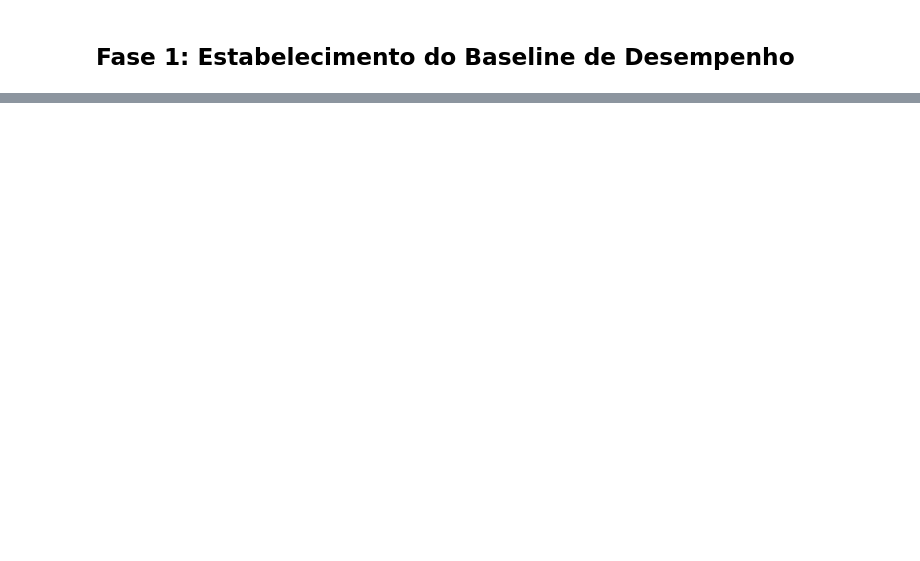
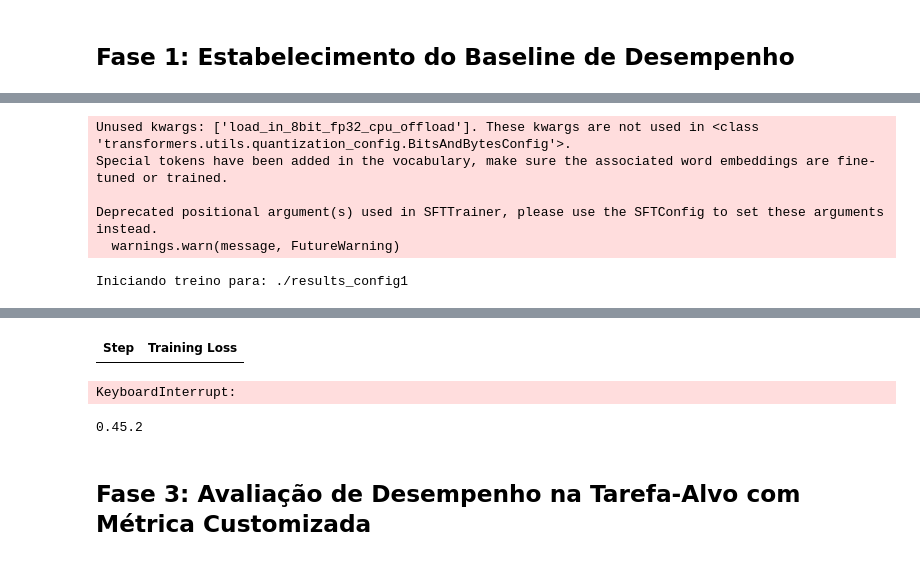
Before and after one commit to 4lxndr3/nlp_metrics, a Jupyter notebook: main.ipynb, the cells around one changed output, grey strips where cells are left out. Drawn from its saved outputs; the diff is of its cells as text; code cells hidden in the pictures; blank space fills up the shorter version.

```diff
--- a/main.ipynb
+++ b/main.ipynb
@@ -408,0 +165,14 @@ Lembre-se de estruturar seu projeto final conforme os requisitos.
+# %%
+spider_dataset = load_dataset("spider")
+OUTPUT_DIR_CONFIG_1 = "./results/config_1"
+OUTPUT_DIR_CONFIG_2 = "./results/config_2"
+# %%
+
+#model_name = "microsoft/phi-2"
+
+
+bnb_config = BitsAndBytesConfig(load_in_4bit=True,
+ bnb_4bit_quant_type="nf4",
+bnb_4bit_compute_dtype=torch.float16,
+ bnb_4bit_use_double_quant=True
+)
@@ -408,0 +502,57 @@ Lembre-se de estruturar seu projeto final conforme os requisitos.
+# %%
+def format_spider_for_training(example):
+    return {
+        "text": f"<|begin_of_text|><|start_header_id|>user<|end_header_id|>\n\nConverta a seguinte pergunta para SQL: {example['question']}<|eot_id|><|start_header_id|>assistant<|end_header_id|>\n\n{example['query']}<|eot_id|>"
+    }
+model_name = "microsoft/phi-2"
+bnb_config = BitsAndBytesConfig(
+    load_in_4bit=True,
+    bnb_4bit_quant_type="nf4",
+    bnb_4bit_compute_dtype=torch.float16,
+    bnb_4bit_use_double_quant=True,
+    llm_int8_threshold=6.0,
+    load_in_8bit_fp32_cpu_offload=True
+)
+base_model = AutoModelForCausalLM.from_pretrained(model_name, quantization_config=bnb_config, device_map="auto")
+tokenizer = AutoTokenizer.from_pretrained(model_name)
+tokenizer.pad_token = tokenizer.eos_token
+formatted_train_dataset = spider_dataset['train'].map(format_spider_for_training)
+
+# -- CONFIGURAÇÃO 1 --
+lora_config_1 = LoraConfig(r=16, lora_alpha=32, target_modules=["q_proj", "v_proj"], lora_dropout=0.05, bias="none", task_type="CAUSAL_LM")
+training_args_1 = TrainingArguments(
+    output_dir=OUTPUT_DIR_CONFIG_1, num_train_epochs=1, per_device_train_batch_size=4,
+    gradient_accumulation_steps=2, optim="paged_adamw_32bit", learning_rate=2e-4,
+    fp16=True, logging_steps=20, save_strategy="epoch"
+)
+
+# -- CONFIGURAÇÃO 2 (Hiperparâmetro alterado: num_train_epochs)
+lora_config_2 = LoraConfig(r=16, lora_alpha=32, target_modules=["q_proj", "v_proj"], lora_dropout=0.05, bias="none", task_type="CAUSAL_LM")
+training_args_2 = TrainingArguments(
+    output_dir=OUTPUT_DIR_CONFIG_2, num_train_epochs=2, per_device_train_batch_size=4,
+    gradient_accumulation_steps=2, optim="paged_adamw_32bit", learning_rate=2e-4,
+    fp16=True, logging_steps=20, save_strategy="epoch"
+)
+
+def run_training(training_args, lora_config):
+    model = AutoModelForCausalLM.from_pretrained(model_name, quantization_config=bnb_config, device_map="auto")
+
+    trainer = SFTTrainer(
+        model=model, train_dataset=formatted_train_dataset, peft_config=lora_config,
+        dataset_text_field="text", max_seq_length=512, tokenizer=tokenizer, args=training_args
+    )
+    print(f"Iniciando treino para: {training_args.output_dir}")
+    trainer.train()
+    print(f"Treino concluído. Modelo salvo em {training_args.output_dir}")
+    trainer.save_model(training_args.output_dir)
+
+run_training(training_args_1, lora_config_1)
+# run_training(training_args_2, lora_config_2)
+print("Funções de treinamento definidas.")
+# %% [output]
+Unused kwargs: ['load_in_8bit_fp32_cpu_offload']. These kwargs are not used in <class 'transformers.utils.quantization_config.BitsAndBytesConfig'>.
+Special tokens have been added in the vocabulary, make sure the associated word embeddings are fine-tuned or trained.
+
+Deprecated positional argument(s) used in SFTTrainer, please use the SFTConfig to set these arguments instead.
+  warnings.warn(message, FutureWarning)
+Iniciando treino para: ./results_config1
@@ -408,0 +560,9 @@ Lembre-se de estruturar seu projeto final conforme os requisitos.
+| Step | Training Loss |
+KeyboardInterrupt:
+# %%
+import bitsandbytes as bnb
+print(bnb.__version__)  # should be ≥0.39.0
+# %% [output]
+0.45.2
+# %% [markdown]
+## Fase 3: Avaliação de Desempenho na Tarefa-Alvo com Métrica Customizada
```
Also changed, not shown: parts of 53 cells of this notebook, 41 other files.
